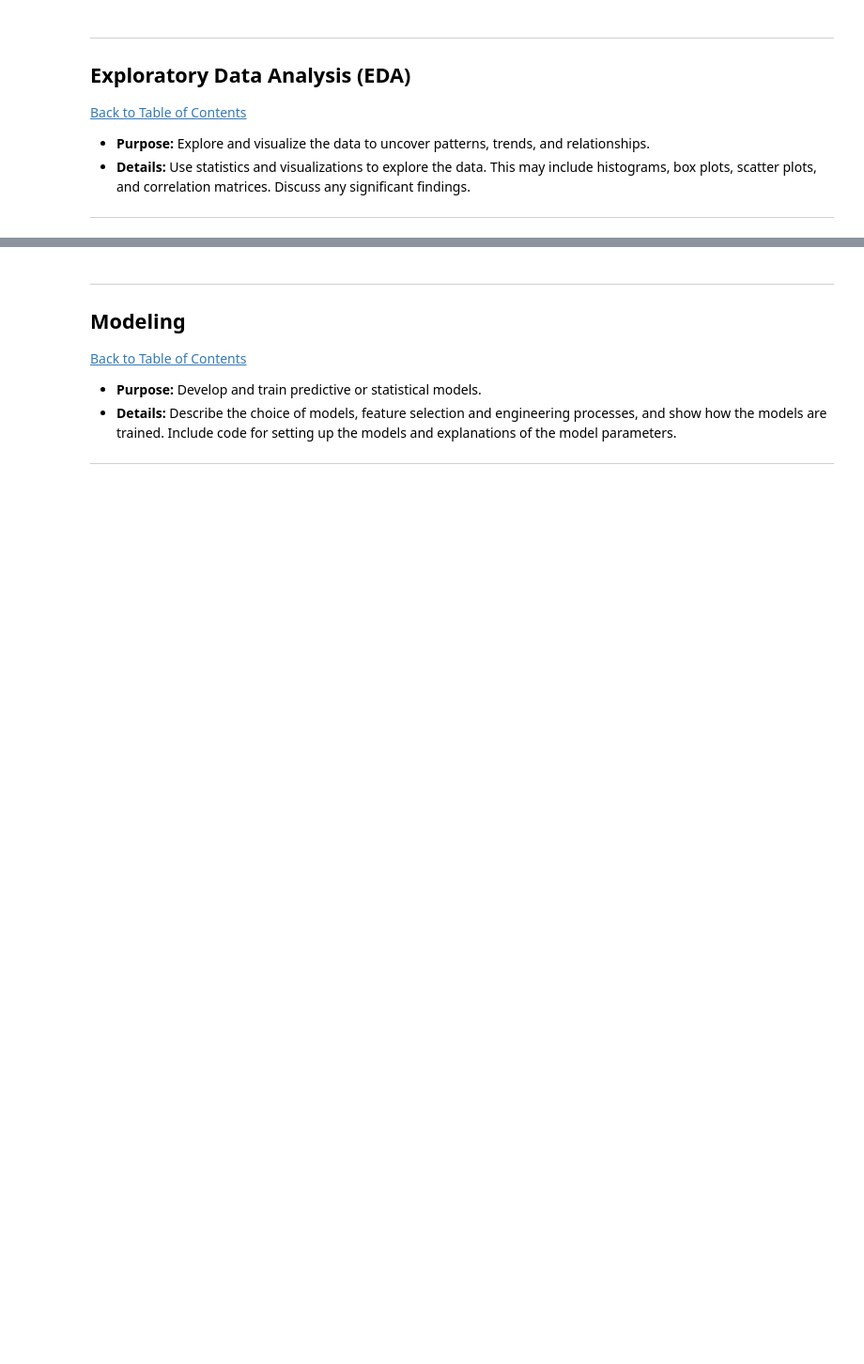
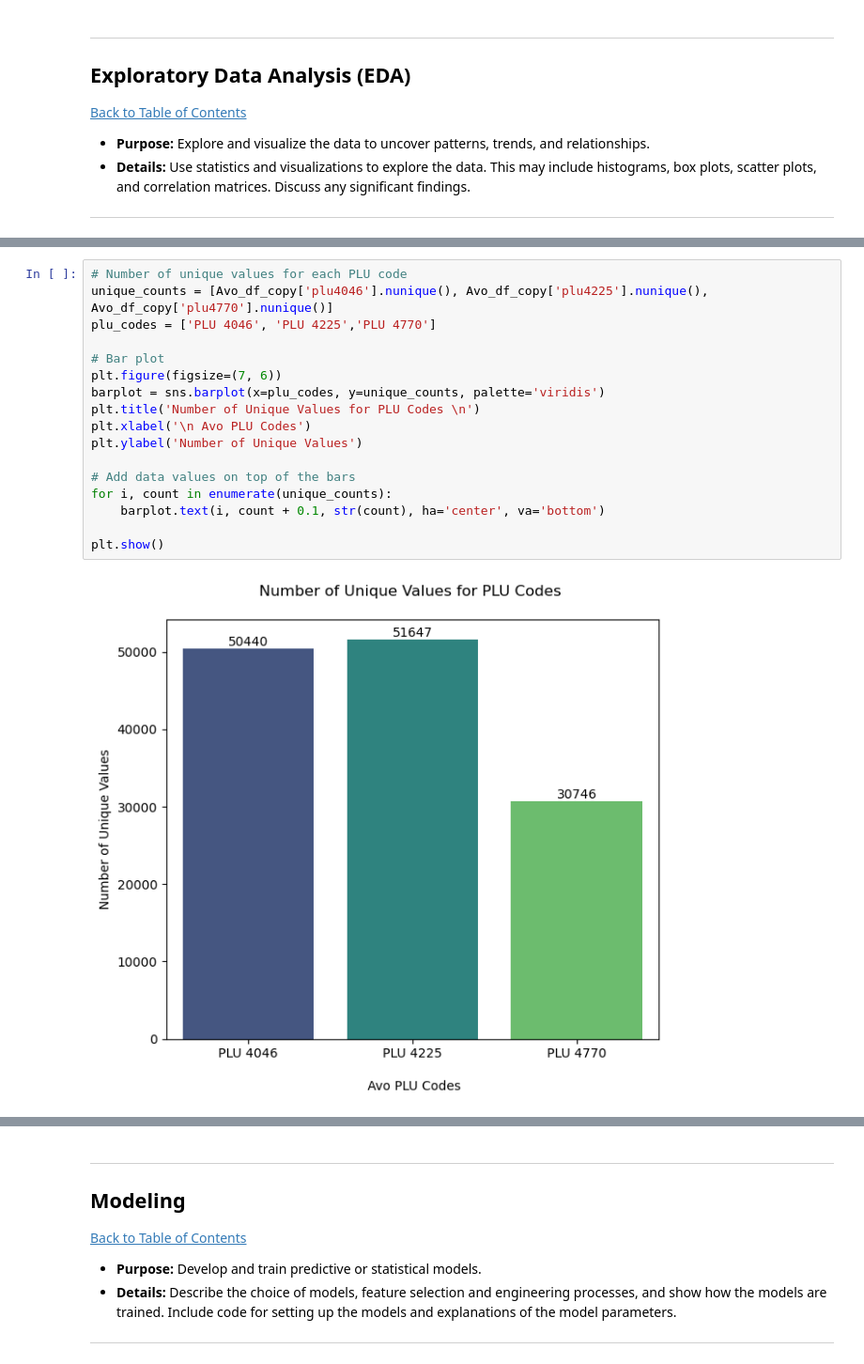
Before and after one commit to LINDOH27/Workplace_Lindo, a Jupyter notebook: QCTO---Workplace-Module-Notebook-Template-4571 (1).ipynb, the cells around one changed output, grey strips where cells are left out. Shown: that part at 94% size. Saved outputs shown, nothing was run; the diff lists cells and outputs as text; blank space fills up the shorter version.

```diff
--- a/QCTO---Workplace-Module-Notebook-Template-4571 (1).ipynb
+++ b/QCTO---Workplace-Module-Notebook-Template-4571 (1).ipynb
@@ -222,0 +246,19 @@ dtype: bool
+# %%
+# Number of unique values for each PLU code
+unique_counts = [Avo_df_copy['plu4046'].nunique(), Avo_df_copy['plu4225'].nunique(), Avo_df_copy['plu4770'].nunique()]
+plu_codes = ['PLU 4046', 'PLU 4225','PLU 4770']
+
+# Bar plot
+plt.figure(figsize=(7, 6))
+barplot = sns.barplot(x=plu_codes, y=unique_counts, palette='viridis')
+plt.title('Number of Unique Values for PLU Codes \n')
+plt.xlabel('\n Avo PLU Codes')
+plt.ylabel('Number of Unique Values')
+
+# Add data values on top of the bars
+for i, count in enumerate(unique_counts):
+    barplot.text(i, count + 0.1, str(count), ha='center', va='bottom')
+
+plt.show()
+# %% [output]
+[figure, added]
```
Also changed, not shown: parts of 5 cells of this notebook.
